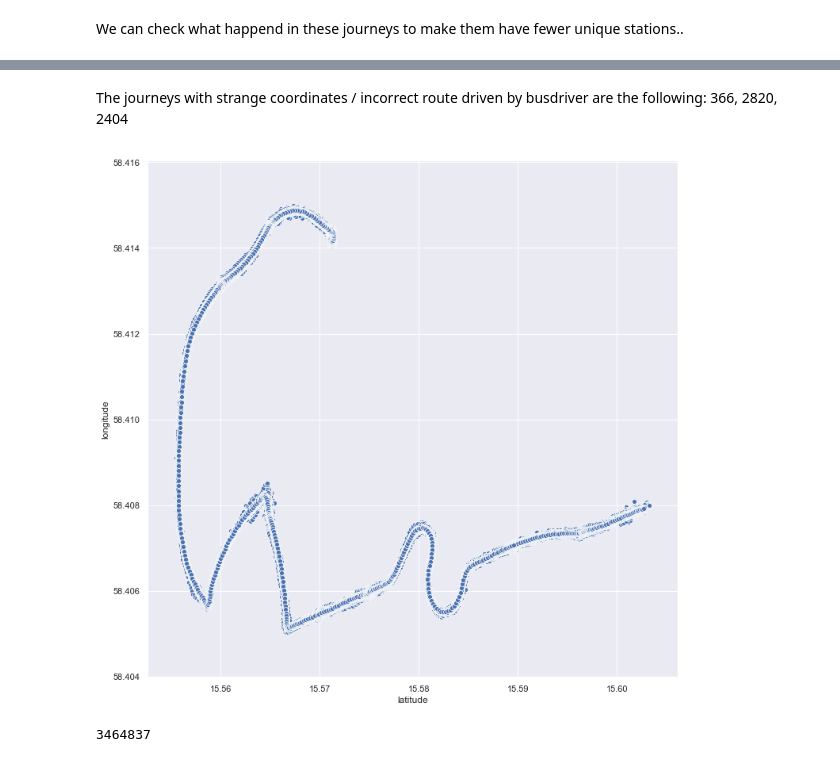
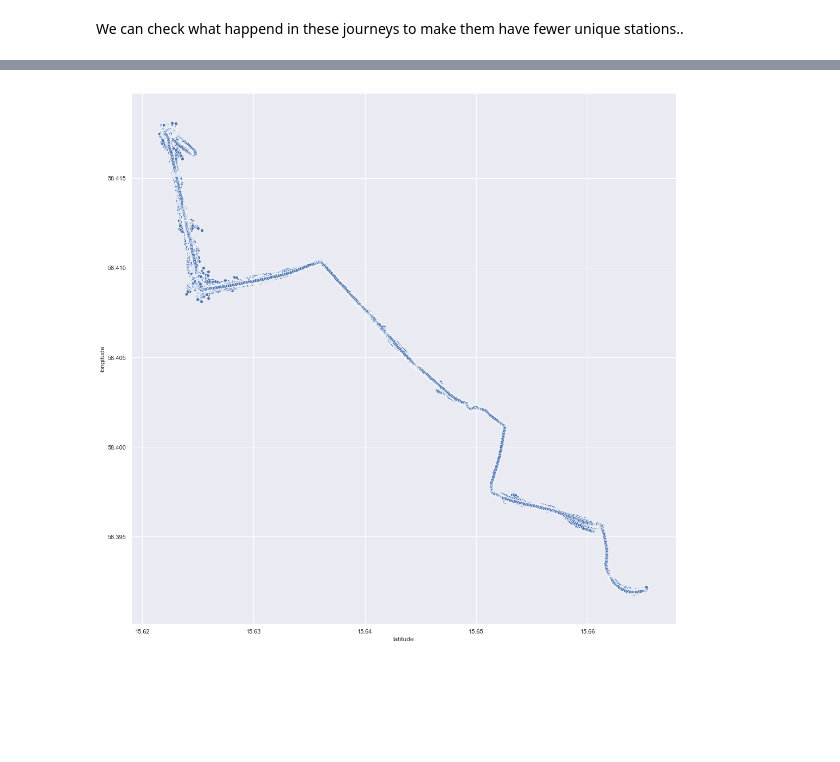
Before and after one commit to M20190649/TDDE19-bus-arrival-time, a Jupyter notebook: inspect_journey.ipynb, the cells around one changed output, grey strips where cells are left out. Cells and saved outputs as stored; diff of their text form; code cells hidden in the pictures; blank space fills up the shorter version.

Commit message:
generalize notebook for cleaning extracted journeys

```diff
--- a/inspect_journey.ipynb
+++ b/inspect_journey.ipynb
@@ -107 +118,4 @@ Number of unique stations: 13
+# %%
+# set the correct number of stations here, including the "None" station, here!
+num_stations = 14
 # %% [markdown]
@@ -132,5 +155,5 @@ Name: station, dtype: int64
 # %%
-bad_journeys = [x for x in grouped[grouped.apply(lambda x: x != 13)].index]
+bad_journeys = [x for x in grouped[grouped.apply(lambda x: x != num_stations)].index]
 # %% [markdown]
 We can check what happend in these journeys to make them have fewer unique stations..
 # %%
@@ -187,0 +216,4 @@ array([366])
+# %%
+bad_driving = df[(df['latitude'] < 15.63) & (df['longitude'] < 58.4074)]['journey_number'].unique()
+# %%
+df2 = df[~df['journey_number'].isin(bad_driving)]
@@ -226,3 +255,0 @@ plt.show()
-# %% [markdown]
-The journeys with strange coordinates / incorrect route driven by busdriver are the following:
-366, 2820, 2404
@@ -231,10 +256,6 @@ bad_drivers = [366, 2820, 2404]
 # %%
-fig, ax = plt.subplots(1, figsize=(12,12))
-sns.scatterplot(
-    df[~df['journey_number'].isin(bad_drivers)]['latitude'],
-    df[~df['journey_number'].isin(bad_drivers)]['longitude'],
-    ax=ax
-)
+fig, ax = plt.subplots(1, figsize=(18,18))
+sns.scatterplot(df2['latitude'], df2['longitude'], ax=ax)
 plt.show()
 # %% [output]
-[figure, old version]
+[figure, new version]
@@ -243,4 +261,0 @@ df = df[~df['journey_number'].isin(bad_drivers)]
-# %%
-len(df.index)
-# %% [output]
-3464837
```
Also changed, not shown: parts of 51 cells of this notebook.
